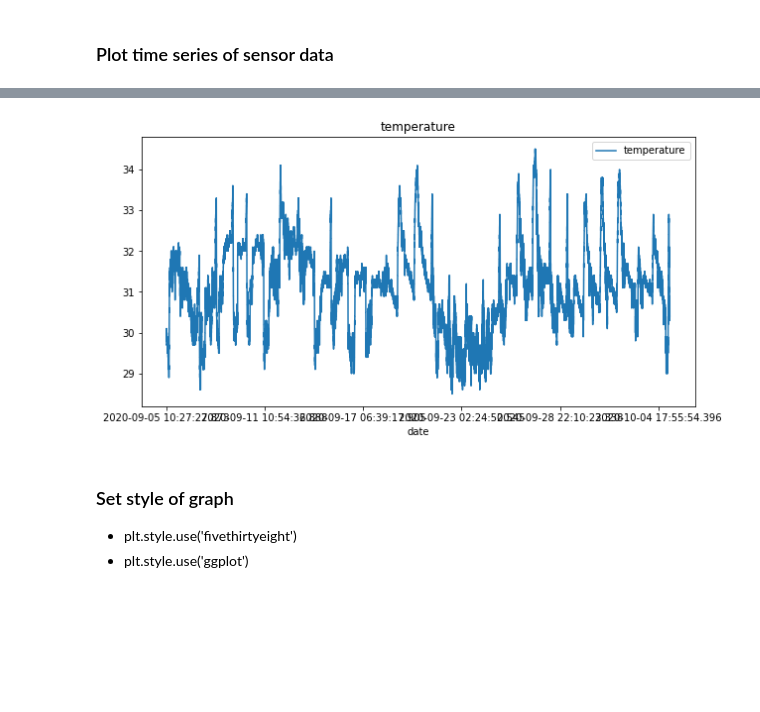
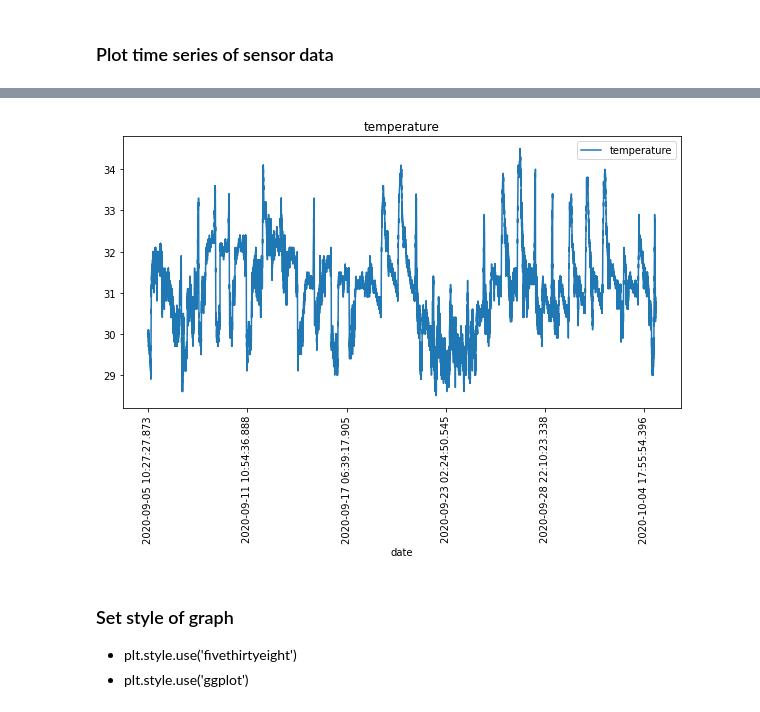
Before and after one commit to choihyungwang/pdm09, a Jupyter notebook: py-pandas/pandas_6_iot_nano33_.ipynb, the cells around one changed output, grey strips where cells are left out. Cells and saved outputs as stored; diff of their text form; code cells hidden in the pictures; blank space fills up the shorter version.

```diff
--- a/py-pandas/pandas_6_iot_nano33_.ipynb
+++ b/py-pandas/pandas_6_iot_nano33_.ipynb
@@ -261,8 +270,9 @@ plt.show()
 # %%
 iot_data.plot(x='date', y='temperature', figsize=(10,5), title='temperature')
+plt.xticks(rotation=90)
 plt.show()
 # %% [output]
-[figure, old version]
+[figure, new version]
 # %% [markdown]
 ### Set style of graph
 - plt.style.use('fivethirtyeight')
```
Also changed, not shown: parts of 50 cells of this notebook.
